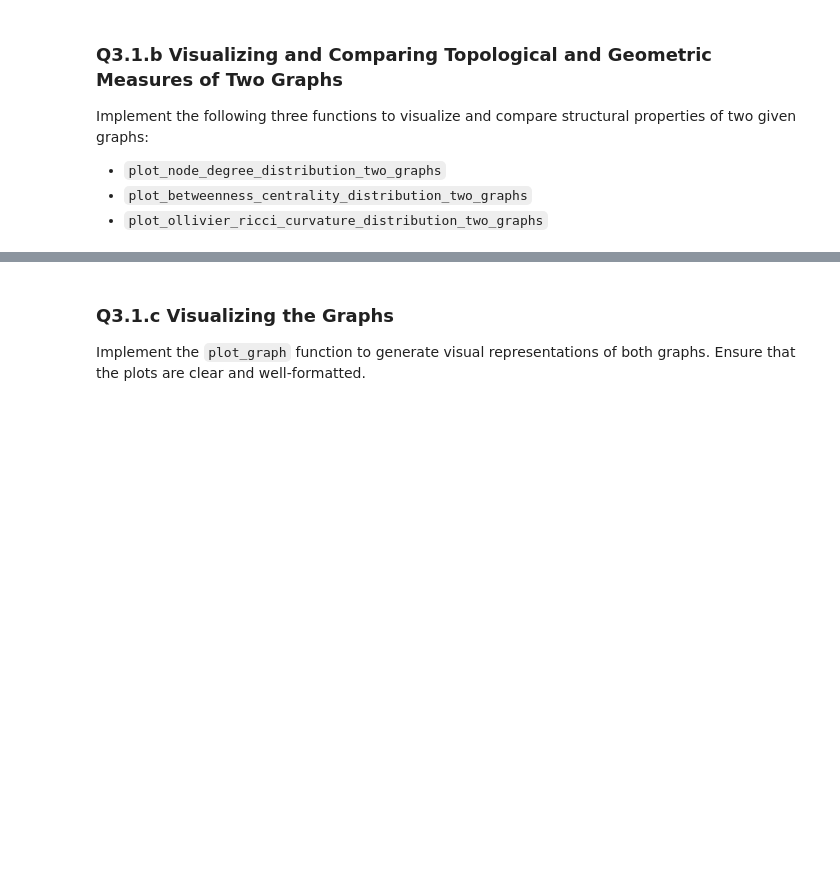
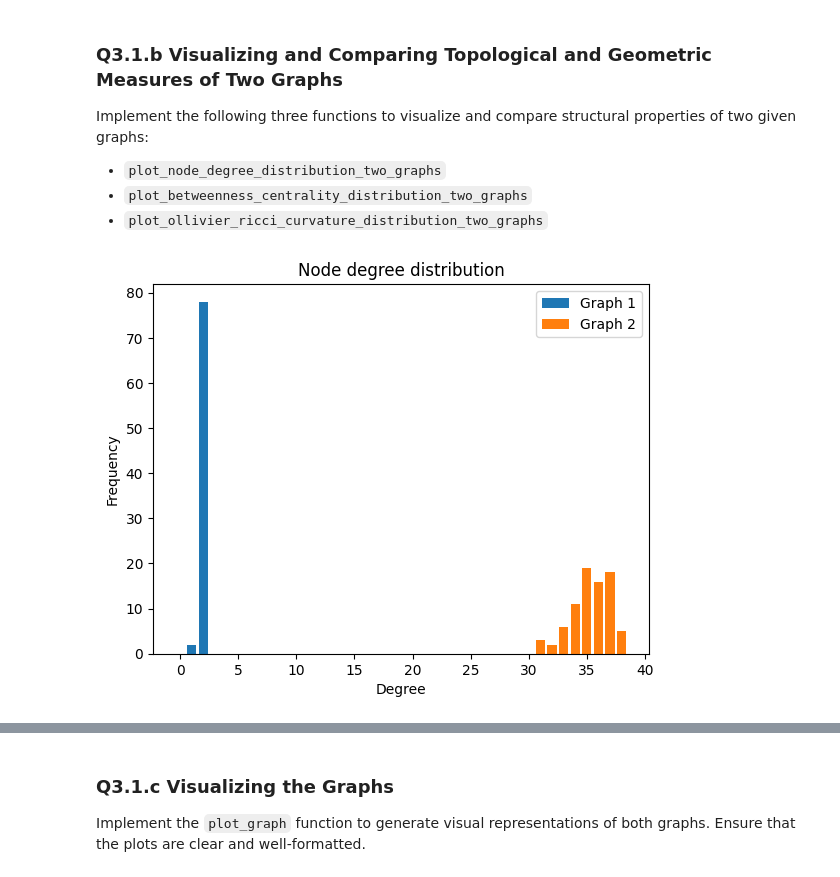
Before and after one commit to yingyan797/graph-learning, a Jupyter notebook: q3_topology.ipynb, the cells around one changed output, grey strips where cells are left out. Cells and saved outputs as stored; diff of their text form; code cells hidden in the pictures; blank space fills up the shorter version.

```diff
--- a/q3_topology.ipynb
+++ b/q3_topology.ipynb
@@ -93,14 +93,25 @@ def compute_node_degree(A):
 # ####################################################
 
 
-def plot_node_degree_distribution_two_graphs(A1, A2, ...):
+def plot_node_degree_distribution_two_graphs(A1, A2):
     """
     Plots the node degree distributions of two graphs
     with adjacency matrices A1 and A2 (each of shape (N, N))
     in a single figure.
 
     """
-    pass
+    plt.title("Node degree distribution")
+    plt.xlabel("Degree")
+    plt.ylabel("Frequency")
+    for A in (A1, A2):
+        degrees = compute_node_degree(A)
+        deg_max = int(max(degrees))
+        frequency = [0 for _ in range(deg_max+1)]
+        for d in degrees.numpy():
+            frequency[int(d)] += 1
+        plt.bar(range(deg_max+1), frequency, label="Graph 1" if A is A1 else "Graph 2")
+    plt.legend()
+    plt.show()
 # %%
 # ####################################################
 # MODIFY THE CODE BELOW
@@ -161,5 +185,7 @@ def plot_ricci_curvature_distribution_two_graphs(A1, A2, ...):
 G1_train = read_json_data(G1_TRAIN_DATA_PATH, has_label=True) #returns a list of (X,A,y) - features, Adj Matrix, per Graph label
 G2_train = read_json_data(G2_TRAIN_DATA_PATH, has_label=True) #returns a list of (X,A,y) - features, Adj Matrix, per Graph label
 # %%
-plot_node_degree_distribution_two_graphs(G1_train[1], G2_train[1], ...)
+plot_node_degree_distribution_two_graphs(G1_train[1], G2_train[1])
+# %% [output]
+[figure, added]
 # %%
```
Also changed, not shown: parts of 12 cells of this notebook, 1 other file.
